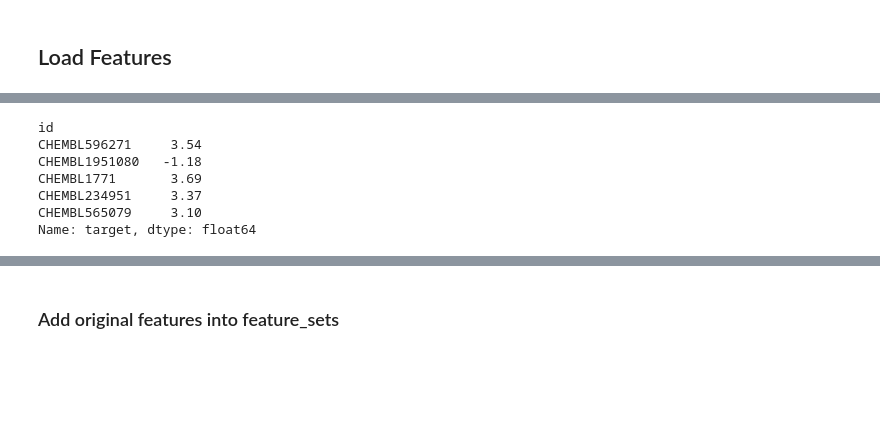
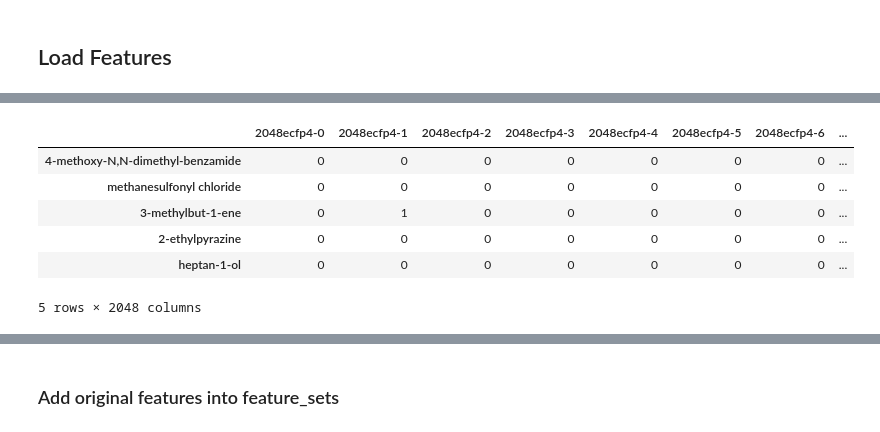
Before and after one commit to GeorgeBatch/moleculenet, a Jupyter notebook: notebooks/colab_modelling_pipeline.ipynb, the cells around one changed output, grey strips where cells are left out. Drawn from its saved outputs; the diff is of its cells as text; code cells hidden in the pictures; blank space fills up the shorter version.

```diff
--- a/notebooks/colab_modelling_pipeline.ipynb
+++ b/notebooks/colab_modelling_pipeline.ipynb
@@ -207,10 +192,10 @@ ecfp6_features.head()
 # %%
-target.head()
+ecfp4_2048_features.head()
 # %% [output]
+|  | 2048ecfp4-0 | 2048ecfp4-1 | 2048ecfp4-2 | 2048ecfp4-3 | 2048ecfp4-4 | 2048ecfp4-5 | 2048ecfp4-6 | ... |
+| 4-methoxy-N,N-dimethyl-benzamide | 0 | 0 | 0 | 0 | 0 | 0 | 0 | ... |
+| methanesulfonyl chloride | 0 | 0 | 0 | 0 | 0 | 0 | 0 | ... |
+| 3-methylbut-1-ene | 0 | 1 | 0 | 0 | 0 | 0 | 0 | ... |
+| 2-ethylpyrazine | 0 | 0 | 0 | 0 | 0 | 0 | 0 | ... |
+| heptan-1-ol | 0 | 0 | 0 | 0 | 0 | 0 | 0 | ... |
-id
-CHEMBL596271     3.54
-CHEMBL1951080   -1.18
-CHEMBL1771       3.69
-CHEMBL234951     3.37
-CHEMBL565079     3.10
-Name: target, dtype: float64
+5 rows × 2048 columns
```
Also changed, not shown: parts of 65 cells of this notebook, 13 other files.
